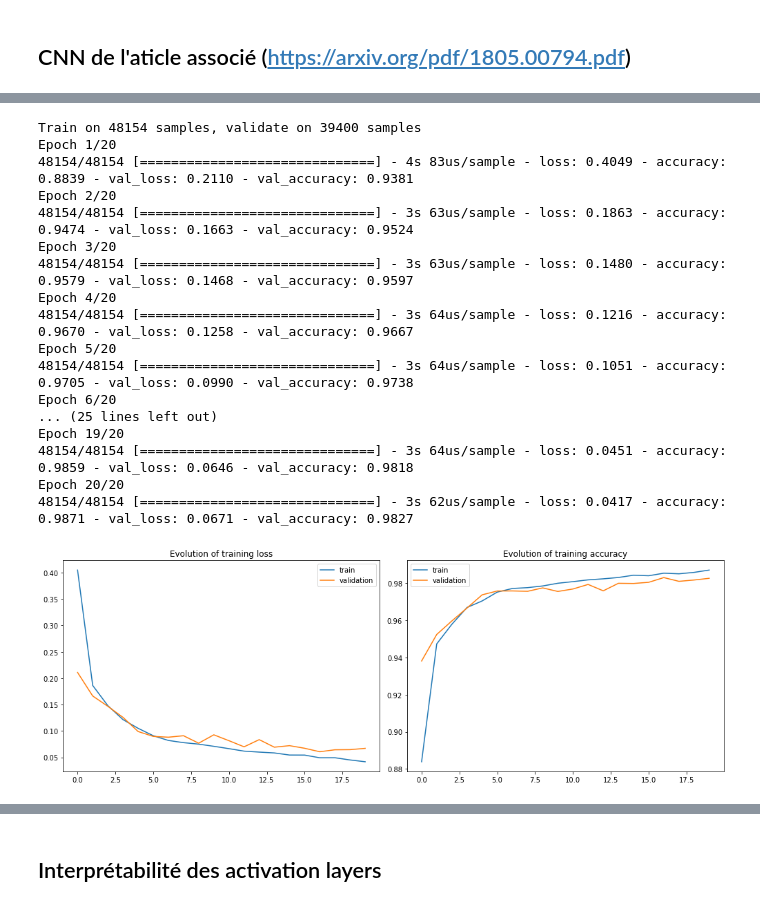
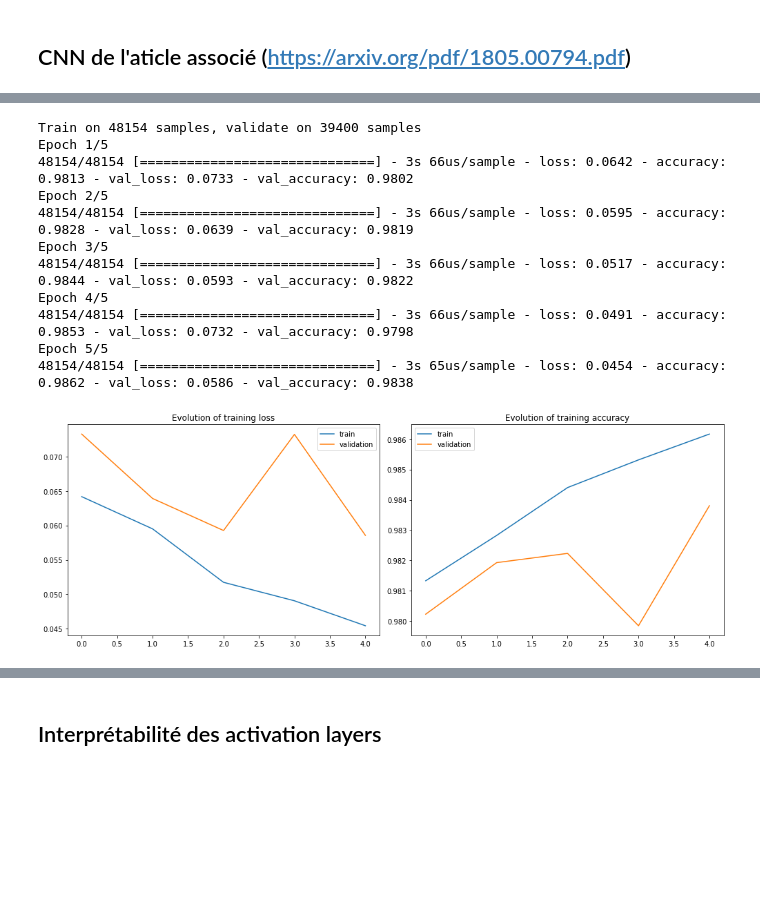
Before and after one commit to Benoitane/Deep-learning, a Jupyter notebook: DL_projet.ipynb, the cells around one changed output, grey strips where cells are left out. Cells and saved outputs as stored; diff of their text form; code cells hidden in the pictures; blank space fills up the shorter version.

```diff
--- a/DL_projet.ipynb
+++ b/DL_projet.ipynb
@@ -471,0 +430,2 @@ _________________________________________________________________
+# %%
+cnnsimpe =  CNN_simple(input_shape=(xtrain.shape[1],1), nb_classes=5,n_feature_maps = 64,kernel_size=5, verbose=1)
@@ -480,27 +458,20 @@ def exp_decay(epoch):
     return lrate
 
 lrate = LearningRateScheduler(exp_decay)
-earlystopper = EarlyStopping(patience=4, verbose=1)
-callbacks = [lrate,earlystopper]
+callbacks = [lrate]
 # %%
-train_deep_modele(model_ART, xtrain, ytrain, epochs = 20, callbacks = callbacks, batch_size = 128, val_data = (xval, yval))
+hist = train_deep_modele(cnnsimpe, xtrain, ytrain, epochs = 5, callbacks = callbacks, batch_size = 128, val_data = (xval, yval))
 # %% [output]
 Train on 48154 samples, validate on 39400 samples
-Epoch 1/20
-48154/48154 [==============================] - 4s 83us/sample - loss: 0.4049 - accuracy: 0.8839 - val_loss: 0.2110 - val_accuracy: 0.9381
-Epoch 2/20
-48154/48154 [==============================] - 3s 63us/sample - loss: 0.1863 - accuracy: 0.9474 - val_loss: 0.1663 - val_accuracy: 0.9524
-Epoch 3/20
-48154/48154 [==============================] - 3s 63us/sample - loss: 0.1480 - accuracy: 0.9579 - val_loss: 0.1468 - val_accuracy: 0.9597
-Epoch 4/20
-48154/48154 [==============================] - 3s 64us/sample - loss: 0.1216 - accuracy: 0.9670 - val_loss: 0.1258 - val_accuracy: 0.9667
-Epoch 5/20
-48154/48154 [==============================] - 3s 64us/sample - loss: 0.1051 - accuracy: 0.9705 - val_loss: 0.0990 - val_accuracy: 0.9738
-Epoch 6/20
-... (25 lines left out)
-Epoch 19/20
-48154/48154 [==============================] - 3s 64us/sample - loss: 0.0451 - accuracy: 0.9859 - val_loss: 0.0646 - val_accuracy: 0.9818
-Epoch 20/20
-48154/48154 [==============================] - 3s 62us/sample - loss: 0.0417 - accuracy: 0.9871 - val_loss: 0.0671 - val_accuracy: 0.9827
+Epoch 1/5
+48154/48154 [==============================] - 3s 66us/sample - loss: 0.0642 - accuracy: 0.9813 - val_loss: 0.0733 - val_accuracy: 0.9802
+Epoch 2/5
+48154/48154 [==============================] - 3s 66us/sample - loss: 0.0595 - accuracy: 0.9828 - val_loss: 0.0639 - val_accuracy: 0.9819
+Epoch 3/5
+48154/48154 [==============================] - 3s 66us/sample - loss: 0.0517 - accuracy: 0.9844 - val_loss: 0.0593 - val_accuracy: 0.9822
+Epoch 4/5
+48154/48154 [==============================] - 3s 66us/sample - loss: 0.0491 - accuracy: 0.9853 - val_loss: 0.0732 - val_accuracy: 0.9798
+Epoch 5/5
+48154/48154 [==============================] - 3s 65us/sample - loss: 0.0454 - accuracy: 0.9862 - val_loss: 0.0586 - val_accuracy: 0.9838
-[figure, old version]
+[figure, new version]
 # %%
```
Also changed, not shown: parts of 5 cells of this notebook, 1 other file.
